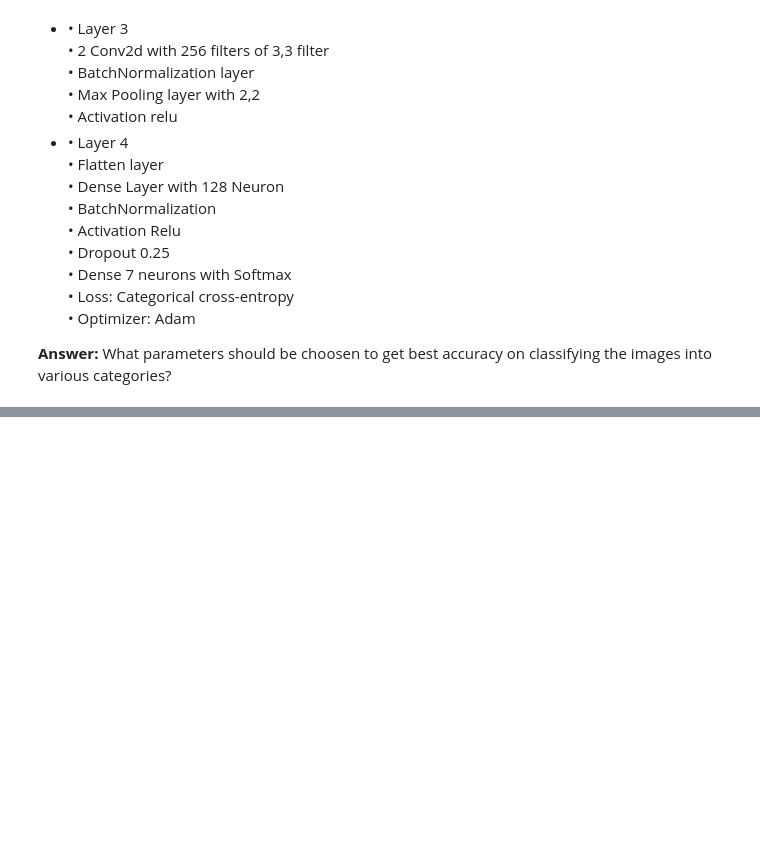
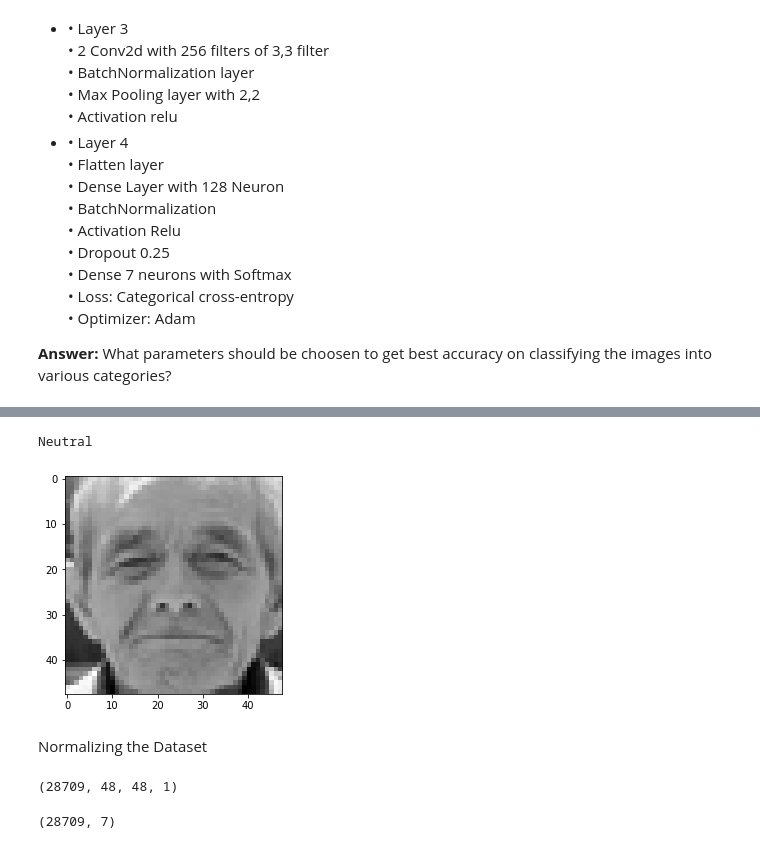
Before and after one commit to eroali/DeepLearning, a Jupyter notebook: DL_Module_3_Convoutional_neural_network_(1).ipynb, the cells around one changed output, grey strips where cells are left out. Drawn from its saved outputs; the diff is of its cells as text; code cells hidden in the pictures; blank space fills up the shorter version.

```diff
--- a/DL_Module_3_Convoutional_neural_network_(1).ipynb
+++ b/DL_Module_3_Convoutional_neural_network_(1).ipynb
@@ -1297,0 +1312,2 @@ As a part of this assignment you will be performing the following tasks:
+# %%
+df=pd.read_csv('/content/drive/MyDrive/Colab/ DeepLearningWithTensorFlow_2.0_Cert_Training/Module3_CNN/fer2013.csv')
@@ -1297,0 +1325,5 @@ As a part of this assignment you will be performing the following tasks:
+# %%
+groups = [i for _, i in df.groupby('Usage')]
+training_data = groups[2]
+validation_data = groups[1]
+testing_data = groups[0]
@@ -1297,0 +1396,6 @@ As a part of this assignment you will be performing the following tasks:
+# %%
+num_classes = 7
+width = 48
+height = 48
+emotion_labels = ["Angry", "Disgust", "Fear", "Happy", "Sad", "Surprise", "Neutral"]
+classes=np.array(("Angry", "Disgust", "Fear", "Happy", "Sad", "Surprise", "Neutral"))
@@ -1297,0 +1441,17 @@ As a part of this assignment you will be performing the following tasks:
+# %%
+def fer2013_show_instance(index):
+    """Shows the image and the emotion label of the index's instance."""
+    image = np.reshape(training_data.at[index, "pixels"].split(" "), (width, height)).astype("float")
+    image -= np.mean(image)
+    image /= np.std(image)
+    print(emotion_labels[training_data.at[index, "emotion"]])
+    plt.imshow(image, cmap="gray")
+# %%
+
+
+fer2013_show_instance(np.random.randint(90,len(training_data)))
+# %% [output]
+Neutral
+[figure, added]
+# %% [markdown]
+Normalizing the Dataset
@@ -1297,0 +1477,12 @@ As a part of this assignment you will be performing the following tasks:
+# %%
+X = fer2013_to_X()
+X.shape
+# %% [output]
+(28709, 48, 48, 1)
+# %%
+
+
+y = pd.get_dummies(training_data['emotion']).values
+y.shape
+# %% [output]
+(28709, 7)
```
Also changed, not shown: parts of 24 cells of this notebook.
